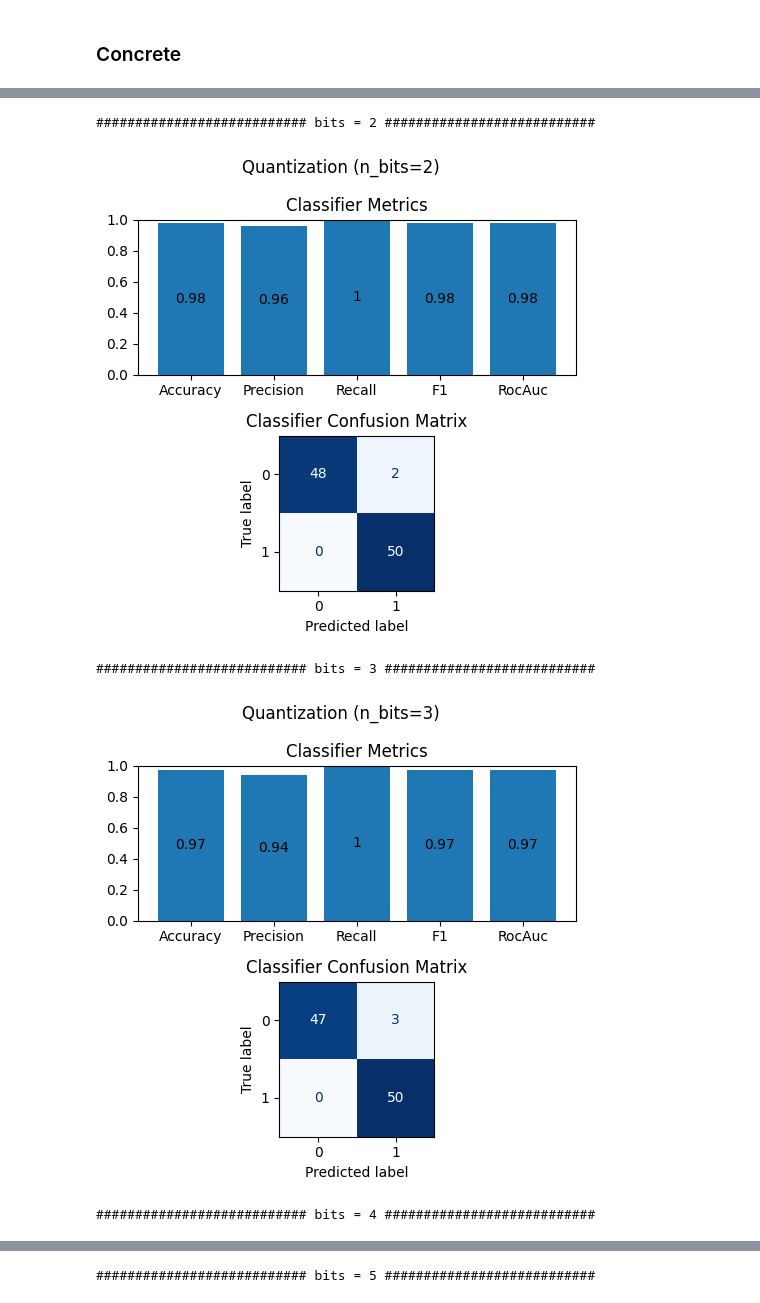
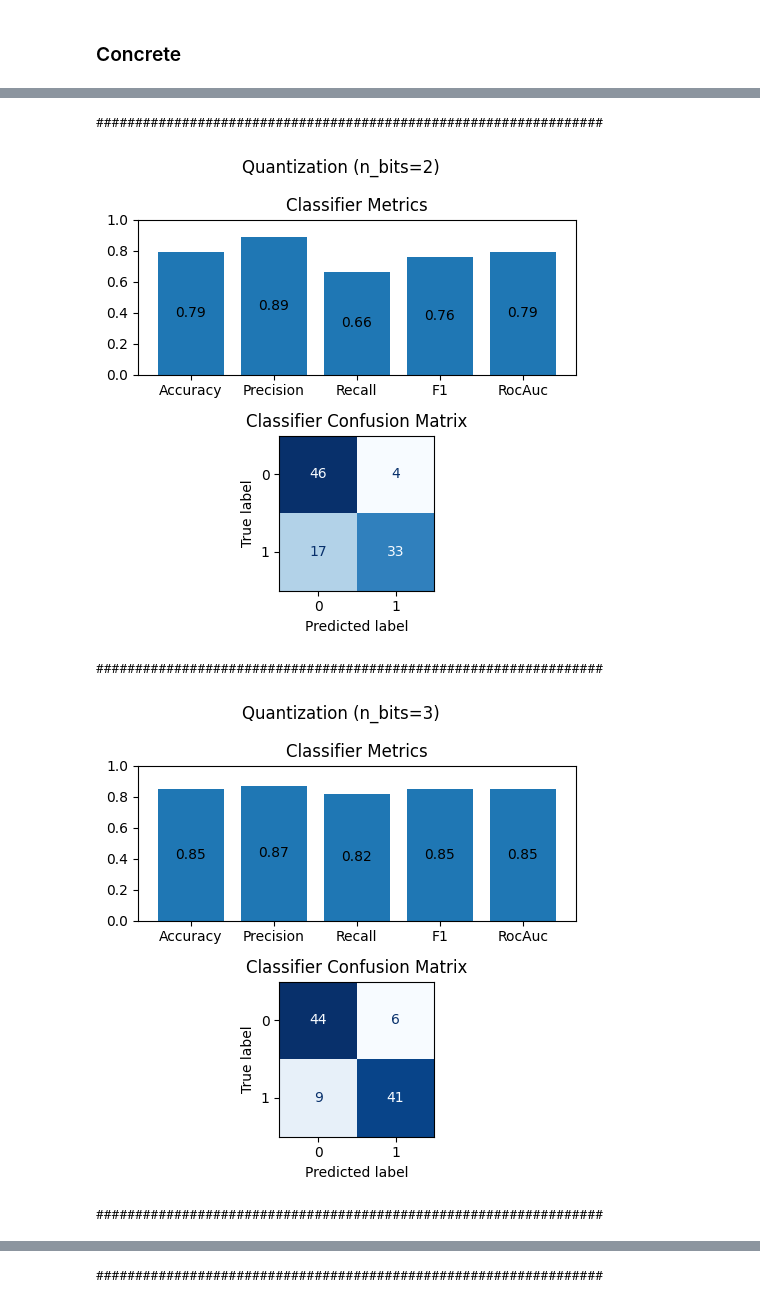
Before and after one commit to lstk44/Homomorphic-Encryption, a Jupyter notebook: UCLogFiles/LogFileAnomalyDetection.ipynb, the cells around one changed output, grey strips where cells are left out. Saved outputs shown, nothing was run; the diff lists cells and outputs as text; code cells hidden in the pictures.

```diff
--- a/UCLogFiles/LogFileAnomalyDetection.ipynb
+++ b/UCLogFiles/LogFileAnomalyDetection.ipynb
@@ -391,3 +335,13 @@ elif selected_features == 'bert':
+# %%
+# preprocess data
+xtrain_android, xtest_android = data_preprocessing(xtrain_android), data_preprocessing(xtest_android)
+xtrain_bgl, xtest_bgl = data_preprocessing(xtrain_bgl), data_preprocessing(xtest_bgl)
+xtrain_hadoop, xtest_hadoop = data_preprocessing(xtrain_hadoop), data_preprocessing(xtest_hadoop)
+
+# tfidf vectorizer
+xtrain_android, xtest_android = tfidf_vectorizer(xtrain_android, xtest_android)
+xtrain_bgl, xtest_bgl = tfidf_vectorizer(xtrain_bgl, xtest_bgl)
+xtrain_hadoop, xtest_hadoop = tfidf_vectorizer(xtrain_hadoop, xtest_hadoop)
 # %% [markdown]
 # Modelling
 # %% [markdown]
@@ -655,13 +645,13 @@ results = {'n_bits': [], 'y_pred': [], 'times': [], 'metrics': []}
 for n_bits in range(2,7):
 
     concrete_autoencoder = ConcreteAutoencoder(n_bits=n_bits, encoding_factor=0.3, threshold_quantile=0.95)
-    concrete_autoencoder = concrete_autoencoder.train(xtrain)
-    ypred_concrete = concrete_autoencoder.evaluate(xtest, fhe='simulate')
+    concrete_autoencoder = concrete_autoencoder.train(xtrain_android)
+    ypred_concrete = concrete_autoencoder.evaluate(xtest_android, fhe='simulate')
     metrics = {
-        'accuracy':   accuracy_score(ytest, ypred_concrete),
-        'precision':  precision_score(ytest, ypred_concrete),
-        'recall':     recall_score(ytest, ypred_concrete),
-        'f1':         f1_score(ytest, ypred_concrete)
+        'accuracy':   accuracy_score(ytest_android, ypred_concrete),
+        'precision':  precision_score(ytest_android, ypred_concrete),
+        'recall':     recall_score(ytest_android, ypred_concrete),
+        'f1':         f1_score(ytest_android, ypred_concrete)
     }
 
     results['n_bits'].append(n_bits)
@@ -670,11 +660,11 @@ for n_bits in range(2,7):
     results['metrics'].append(metrics)
 # %%
 for preds, bits in zip(results['y_pred'], results['n_bits']):
-    print(f'########################### bits = {bits} ###########################')
-    plot_classification_metrics(ytest, preds, plot_title=f'Quantization (n_bits={bits})')
+    print('#################################################################')
+    plot_classification_metrics(ytest_android, preds, plot_title=f'Quantization (n_bits={bits})')
 # %% [output]
-########################### bits = 2 ###########################
+#################################################################
-[figure, old version]
+[figure, new version]
-########################### bits = 3 ###########################
+#################################################################
-[figure, old version]
+[figure, new version]
-########################### bits = 4 ###########################
+#################################################################
@@ -682 +672 @@ for preds, bits in zip(results['y_pred'], results['n_bits']):
-########################### bits = 5 ###########################
+#################################################################
```
Also changed, not shown: parts of 25 cells of this notebook.
